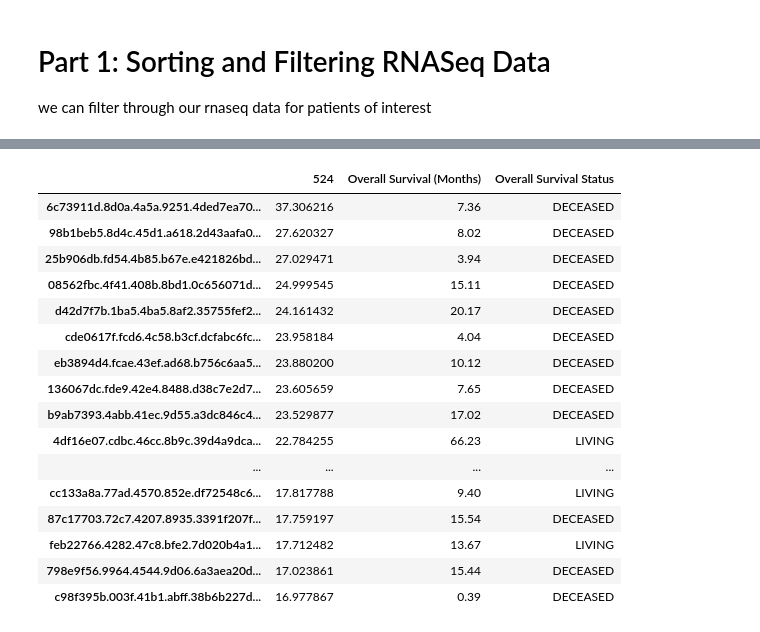
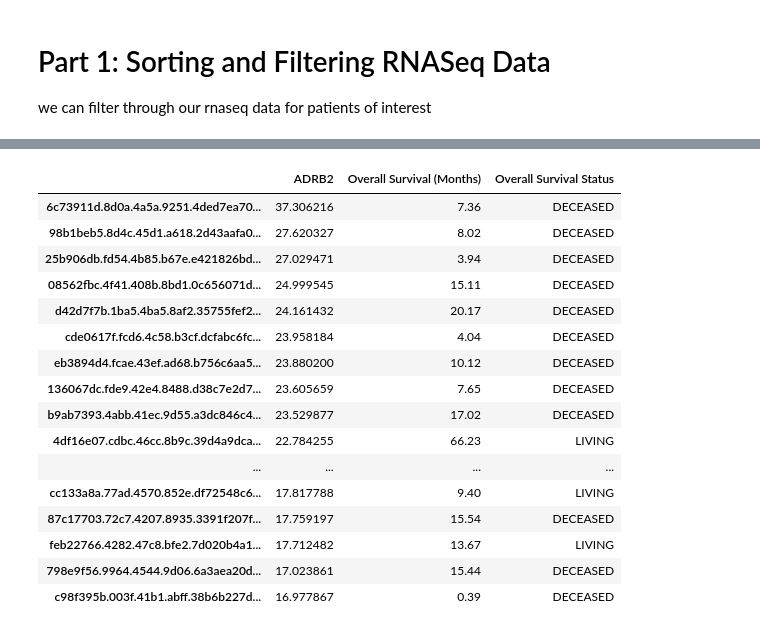
Before and after one commit to sophiaho/broad-work, a Jupyter notebook: tumor_survival_associations.ipynb, the cells around one changed output, grey strips where cells are left out. Cells and saved outputs as stored; diff of their text form; code cells hidden in the pictures.

```diff
--- a/tumor_survival_associations.ipynb
+++ b/tumor_survival_associations.ipynb
@@ -250,4 +250,4 @@ def patient_percentile_by_gene(table, gene):
 
     return upper_quartile, lower_quartile
 
-upper_quartile, lower_quartile = patient_percentile_by_gene(all_rnaseq, 'ADRB2')
+upper_quartile_adrb2, lower_quartile_adrb2 = patient_percentile_by_gene(all_rnaseq, 'ADRB2')
@@ -305,25 +307,7 @@ def map_survival_to_patients(rnaseq_table, survival_table):
     merged = rna_selected.merge(survival_select, left_index=True, right_index=True)
 
     # changing the column name from the original index to the gene name
-    merged = merge.rename(columns={'524', hgnc.iloc[0]})
+    merged = merged.rename(columns={merged.columns.values[0] : hgnc.iloc[0]})
     return merged
 
-map_survival_to_patients(upper_quartile, survival)
+upper_quartile_adrb2_survival = map_survival_to_patients(upper_quartile_adrb2, survival)
-# %% [output]
-|  | 524 | Overall Survival (Months) | Overall Survival Status |
-| 6c73911d.8d0a.4a5a.9251.4ded7ea70... | 37.306216 | 7.36 | DECEASED |
-| 98b1beb5.8d4c.45d1.a618.2d43aafa0... | 27.620327 | 8.02 | DECEASED |
-| 25b906db.fd54.4b85.b67e.e421826bd... | 27.029471 | 3.94 | DECEASED |
-| 08562fbc.4f41.408b.8bd1.0c656071d... | 24.999545 | 15.11 | DECEASED |
-| d42d7f7b.1ba5.4ba5.8af2.35755fef2... | 24.161432 | 20.17 | DECEASED |
-| cde0617f.fcd6.4c58.b3cf.dcfabc6fc... | 23.958184 | 4.04 | DECEASED |
-| eb3894d4.fcae.43ef.ad68.b756c6aa5... | 23.880200 | 10.12 | DECEASED |
-| 136067dc.fde9.42e4.8488.d38c7e2d7... | 23.605659 | 7.65 | DECEASED |
-| b9ab7393.4abb.41ec.9d55.a3dc846c4... | 23.529877 | 17.02 | DECEASED |
-| 4df16e07.cdbc.46cc.8b9c.39d4a9dca... | 22.784255 | 66.23 | LIVING |
-| ... | ... | ... | ... |
-| cc133a8a.77ad.4570.852e.df72548c6... | 17.817788 | 9.40 | LIVING |
-| 87c17703.72c7.4207.8935.3391f207f... | 17.759197 | 15.54 | DECEASED |
-| feb22766.4282.47c8.bfe2.7d020b4a1... | 17.712482 | 13.67 | LIVING |
-| 798e9f56.9964.4544.9d06.6a3aea20d... | 17.023861 | 15.44 | DECEASED |
-| c98f395b.003f.41b1.abff.38b6b227d... | 16.977867 | 0.39 | DECEASED |
@@ -329,0 +316,20 @@ map_survival_to_patients(upper_quartile, survival)
+# %%
+upper_quartile_adrb2_survival
+# %% [output]
+|  | ADRB2 | Overall Survival (Months) | Overall Survival Status |
+| 6c73911d.8d0a.4a5a.9251.4ded7ea70... | 37.306216 | 7.36 | DECEASED |
+| 98b1beb5.8d4c.45d1.a618.2d43aafa0... | 27.620327 | 8.02 | DECEASED |
+| 25b906db.fd54.4b85.b67e.e421826bd... | 27.029471 | 3.94 | DECEASED |
+| 08562fbc.4f41.408b.8bd1.0c656071d... | 24.999545 | 15.11 | DECEASED |
+| d42d7f7b.1ba5.4ba5.8af2.35755fef2... | 24.161432 | 20.17 | DECEASED |
+| cde0617f.fcd6.4c58.b3cf.dcfabc6fc... | 23.958184 | 4.04 | DECEASED |
+| eb3894d4.fcae.43ef.ad68.b756c6aa5... | 23.880200 | 10.12 | DECEASED |
+| 136067dc.fde9.42e4.8488.d38c7e2d7... | 23.605659 | 7.65 | DECEASED |
+| b9ab7393.4abb.41ec.9d55.a3dc846c4... | 23.529877 | 17.02 | DECEASED |
+| 4df16e07.cdbc.46cc.8b9c.39d4a9dca... | 22.784255 | 66.23 | LIVING |
+| ... | ... | ... | ... |
+| cc133a8a.77ad.4570.852e.df72548c6... | 17.817788 | 9.40 | LIVING |
+| 87c17703.72c7.4207.8935.3391f207f... | 17.759197 | 15.54 | DECEASED |
+| feb22766.4282.47c8.bfe2.7d020b4a1... | 17.712482 | 13.67 | LIVING |
+| 798e9f56.9964.4544.9d06.6a3aea20d... | 17.023861 | 15.44 | DECEASED |
+| c98f395b.003f.41b1.abff.38b6b227d... | 16.977867 | 0.39 | DECEASED |
```
Also changed, not shown: parts of 12 cells of this notebook.
